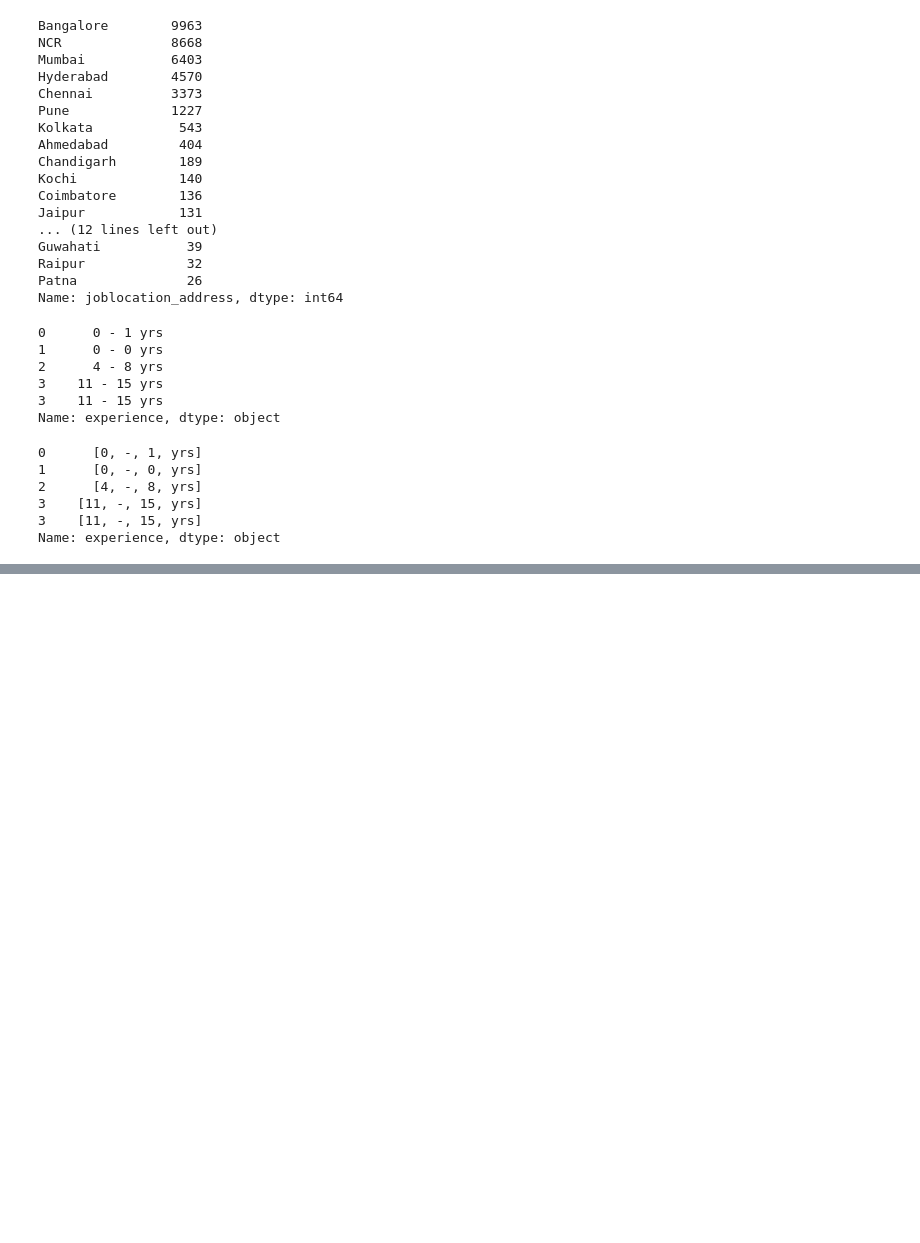
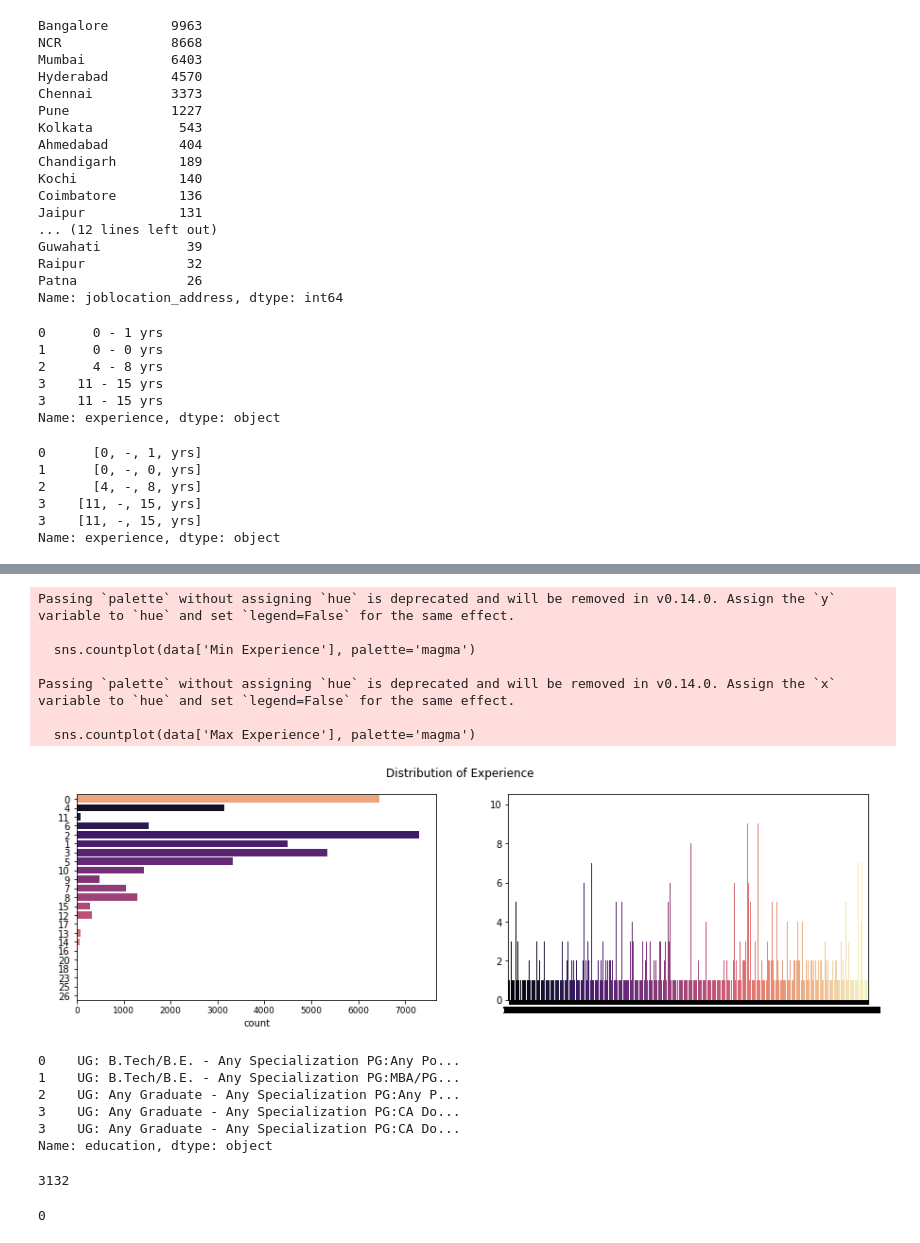
Before and after one commit to ChandimalPriyamantha/105-Data-Cleaning-on-Naukri-Dataset, a Jupyter notebook: Data-Cleaning.ipynb, the cells around one changed output, grey strips where cells are left out. Saved outputs shown, nothing was run; the diff lists cells and outputs as text; code cells hidden in the pictures; blank space fills up the shorter version.

```diff
--- a/Data-Cleaning.ipynb
+++ b/Data-Cleaning.ipynb
@@ -314,2 +298,51 @@ data['Max Experience'].value_counts()
 27              1
 Name: Max Experience, dtype: int64
+# %%
+data['Min Experience'] = data['Min Experience'].replace('Not',0)
+data['Max Experience'] = data['Max Experience'].replace(('Mentioned','-1'),(5,5))
+
+# Lets convert them into numerical data type
+data['Min Experience'] = data['Min Experience'].replace('int')
+data['Max Experience'] = data['Max Experience'].astype('int')
+# %%
+plt.rcParams['figure.figsize'] = (15,4)
+
+plt.subplot(1,2,1)
+sns.countplot(data['Min Experience'], palette='magma')
+plt.xticks(fontsize = 9)
+plt.ylabel(" ")
+
+plt.subplot(1,2,2)
+sns.countplot(data['Max Experience'], palette='magma')
+plt.xticks(fontsize = 9)
+plt.ylabel(" ")
+
+plt.suptitle("Distribution of Experience")
+plt.show()
+# %% [output]
+Passing `palette` without assigning `hue` is deprecated and will be removed in v0.14.0. Assign the `y` variable to `hue` and set `legend=False` for the same effect.
+
+  sns.countplot(data['Min Experience'], palette='magma')
+
+Passing `palette` without assigning `hue` is deprecated and will be removed in v0.14.0. Assign the `x` variable to `hue` and set `legend=False` for the same effect.
+
+  sns.countplot(data['Max Experience'], palette='magma')
+[figure, added]
+# %%
+data['education'][:5]
+# %% [output]
+0    UG: B.Tech/B.E. - Any Specialization PG:Any Po...
+1    UG: B.Tech/B.E. - Any Specialization PG:MBA/PG...
+2    UG: Any Graduate - Any Specialization PG:Any P...
+3    UG: Any Graduate - Any Specialization PG:CA Do...
+3    UG: Any Graduate - Any Specialization PG:CA Do...
+Name: education, dtype: object
+# %%
+data['education'].isnull().sum()
+# %% [output]
+3132
+# %%
+data['education'] = data['education'].fillna('UG: Any Graduate - Any Specialization')
+data['education'].isnull().sum()
+# %% [output]
+0
```
Also changed, not shown: parts of 5 cells of this notebook.
